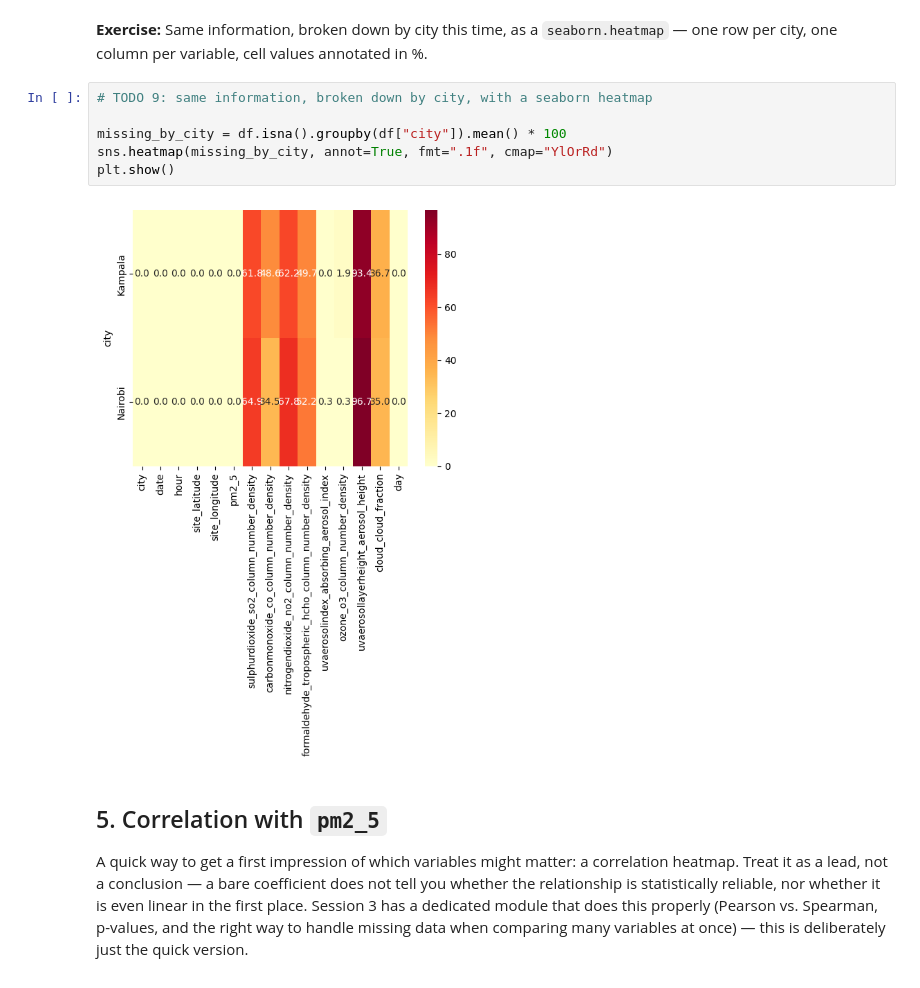
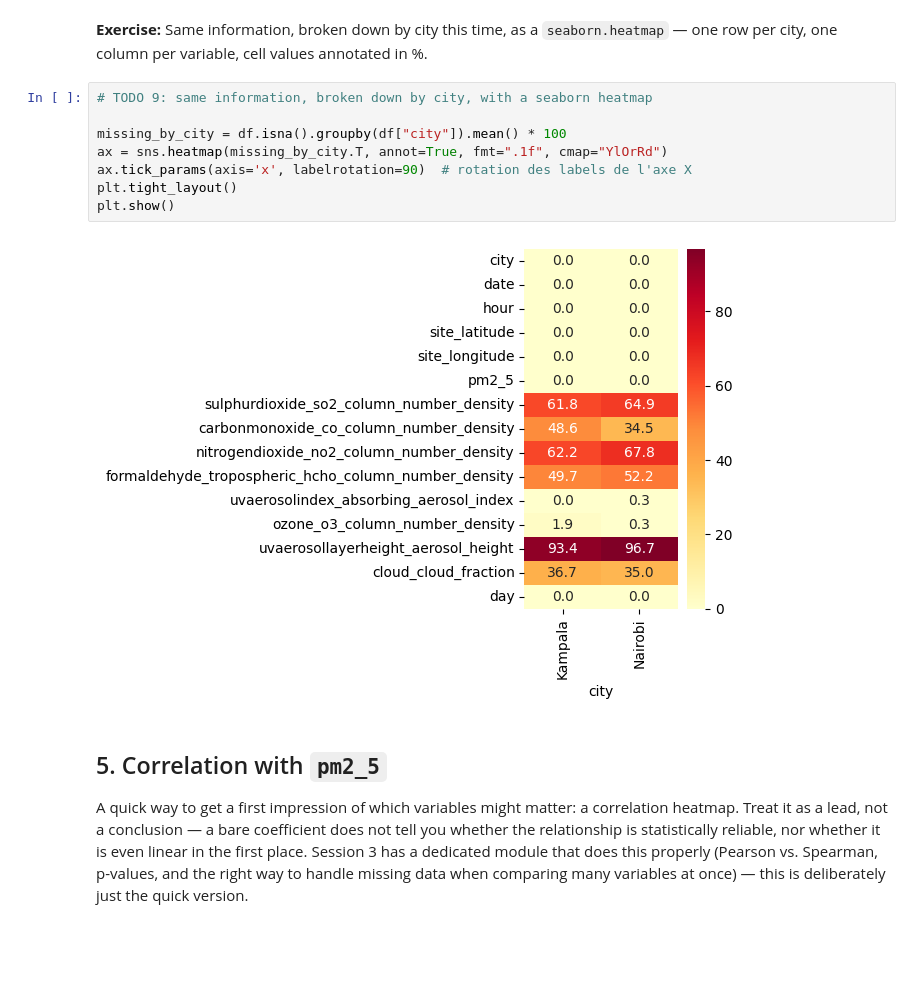
Before and after one commit to AlexisClaude/air_quality, a Jupyter notebook: notebooks/session2/01_discovery.ipynb, the cells around one changed output. Drawn from its saved outputs; the diff is of its cells as text; blank space fills up the shorter version.

```diff
--- a/notebooks/session2/01_discovery.ipynb
+++ b/notebooks/session2/01_discovery.ipynb
@@ -228,11 +237,13 @@ plt.show()
 # %%
 # TODO 9: same information, broken down by city, with a seaborn heatmap
 
 missing_by_city = df.isna().groupby(df["city"]).mean() * 100
-sns.heatmap(missing_by_city, annot=True, fmt=".1f", cmap="YlOrRd")
+ax = sns.heatmap(missing_by_city.T, annot=True, fmt=".1f", cmap="YlOrRd")
+ax.tick_params(axis='x', labelrotation=90)  # rotation des labels de l'axe X
+plt.tight_layout()
 plt.show()
 # %% [output]
-[figure, old version]
+[figure, new version]
 # %% [markdown]
 ## 5. Correlation with `pm2_5`
 
```
Also changed, not shown: parts of 2 cells of this notebook.
